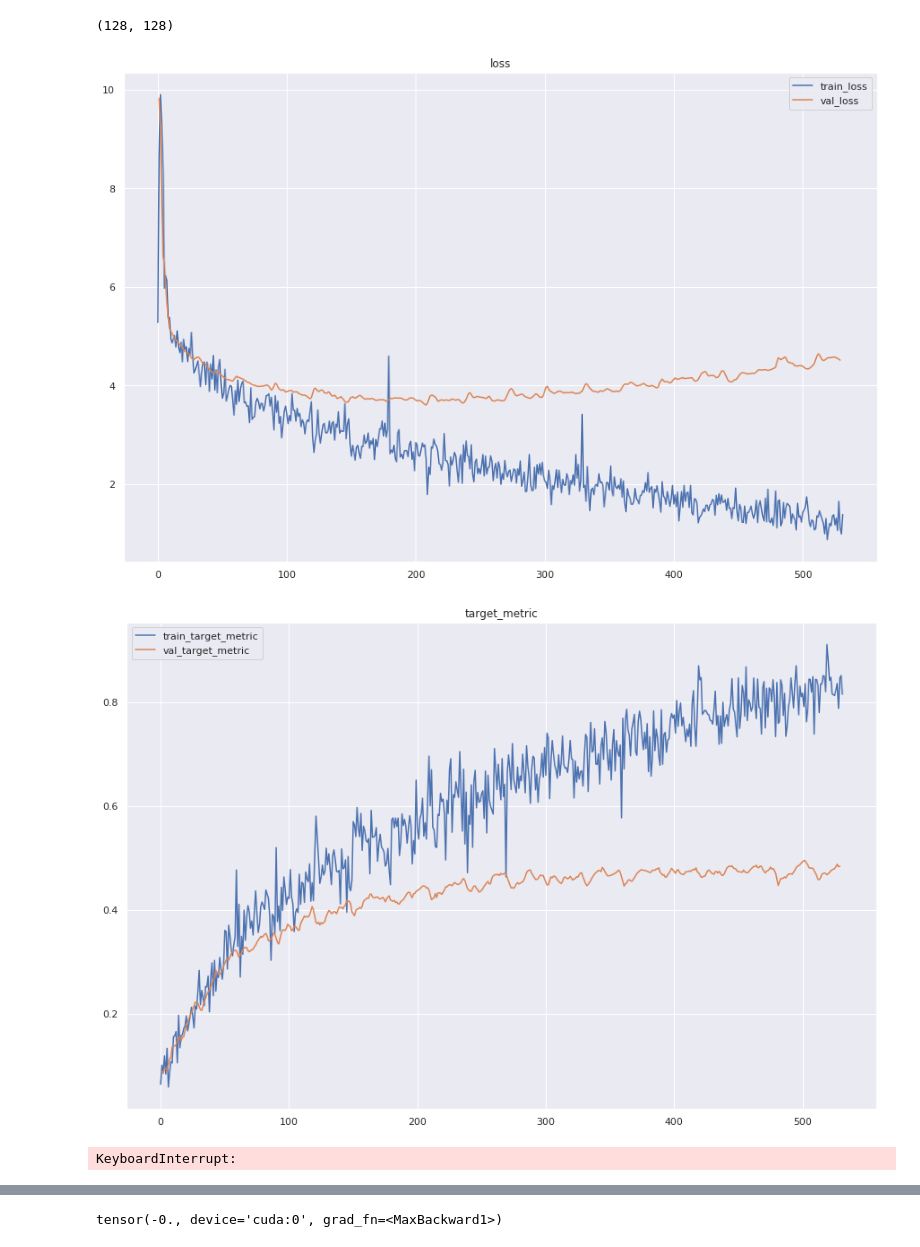
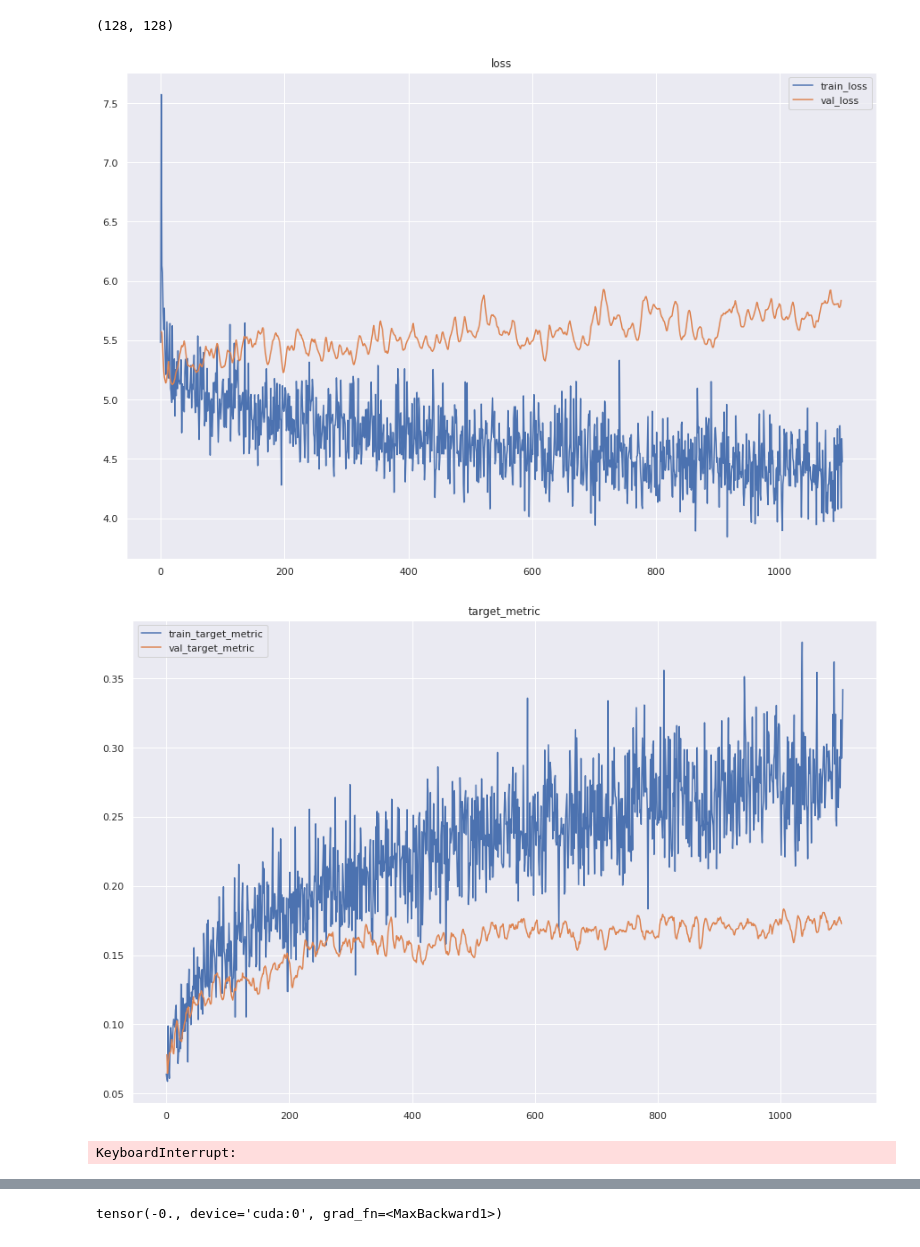
Before and after one commit to itasarom/sound, a Jupyter notebook: Untitled.ipynb, the cells around one changed output, grey strips where cells are left out. Cells and saved outputs as stored; diff of their text form; code cells hidden in the pictures.

```diff
--- a/Untitled.ipynb
+++ b/Untitled.ipynb
@@ -158,4 +160,5 @@ def read_test(path, config, transform):
 
     return meta, all_data, y, max_len
 # %%
-all_data, all_y, max_len = read_dataset("./data/train_curated", conf, lambda s: audio_to_melspectrogram(conf, s))
+# all_data, all_y, max_len = read_dataset("./data/train_curated", conf, lambda s: audio_to_melspectrogram(conf, s))
+# all_data, all_y, max_len = read_dataset("./data/train_curated", conf, lambda s: s)
@@ -166,3 +167,5 @@ max_len
+# %%
+all_data_noisy, all_y_noisy, _ = torch.load("./train_noisy_preprocessed.tc")
 # %%
 all_data[0].shape
 # %% [output]
@@ -338,7 +341,8 @@ def collate_fn(samples):
 np.random.seed(42)
 train_x, test_x, train_y, test_y = train_test_split(all_data, all_y)
 # %%
-train_dataset = SoundDataset(train_x, train_y)
+# train_dataset = SoundDataset(train_x, train_y)
+train_dataset = SoundDataset(all_data_noisy, all_y_noisy)
 test_dataset = SoundDataset(test_x, test_y)
 # %%
 train_loader = DataLoader(train_dataset, batch_size=128, collate_fn=collate_fn, shuffle=True)
@@ -488,12 +488,16 @@ class Net(nn.Module):
 
 
         self.attention = nn.Sequential(
-           TransformerBlock(128)
+               TransformerBlock(128, dropout=0.5),
+              TransformerBlock(128, dropout=0.5),
+                TransformerBlock(128, dropout=0.5),
         )
 
 
         self.classifier_net = nn.Sequential(
+            nn.Dropout(0.5),
             nn.Linear(self.input_dims * self.max_length, 1024),
+            nn.Dropout(0.5),
             nn.LeakyReLU(),
             nn.Linear(1024, 256),
             nn.LeakyReLU(),
@@ -578,37 +582,37 @@ val_metrics = defaultdict(list)
 optimizer = torch.optim.Adam(model.parameters())
 # %%
 total_iterations = 0
-for i in range(100):
+for i in range(300):
     for b in train_loader:
         model.train()
 
         x = b['x'].to(device)
         mask = b['mask'].to(device)
         y = b['y'].to(device)
         logits = model.forward(x, mask)
         loss = loss_function(logits, y)
         optimizer.zero_grad()
         nn.utils.clip_grad.clip_grad_norm_(model.parameters(), 10.0)
 
         loss.backward()
         optimizer.step()
 
         train_metrics['loss'].append(loss.item())
         target_metric = calculate_overall_lwlrap_sklearn(y.cpu().numpy(), logits.detach().cpu().numpy())
         train_metrics['target_metric'].append(target_metric)
 
 
         plot(train_metrics, val_metrics)
 
         if total_iterations % 10:
             validation_result = validate(model, test_loader)
 
             val_metrics['iterations'].append(total_iterations)
             for key, value in validation_result.items():
                 val_metrics[key].append(value)
 
         total_iterations += 1
 # %% [output]
-[figure, old version]
+[figure, new version]
-[figure, old version]
+[figure, new version]
 KeyboardInterrupt:
```
Also changed, not shown: parts of 14 cells of this notebook, 1 other file.
